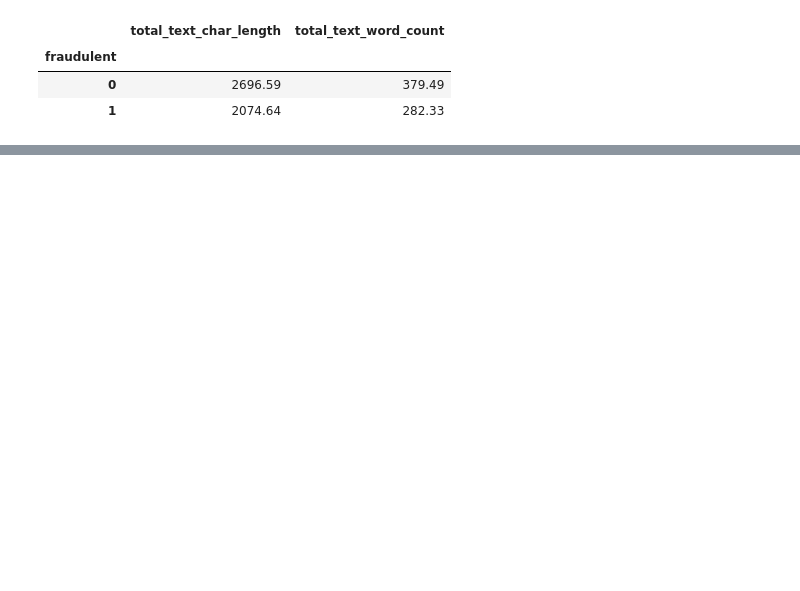
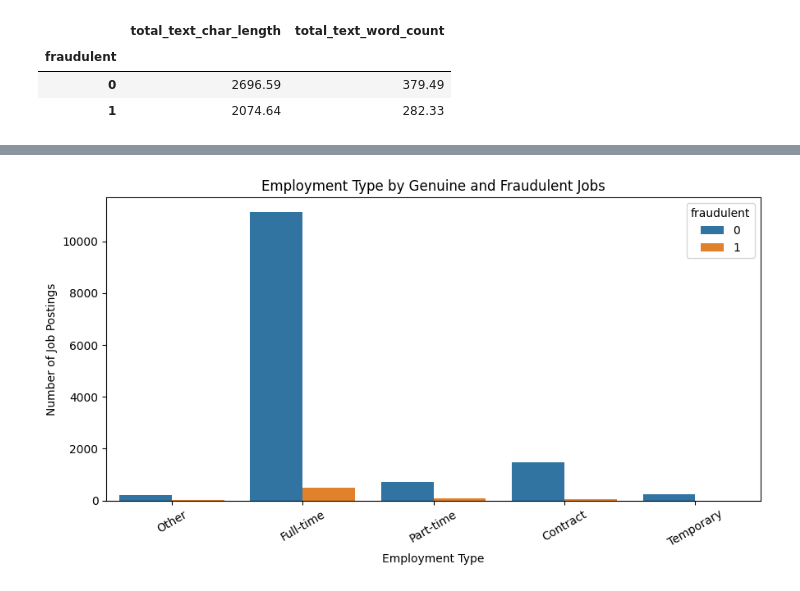
Before and after one commit to 1415-kunal/Fake_Job_Posting_Detection_System, a Jupyter notebook: Notebooks/01_dataset_inspection.ipynb, the cells around one changed output, grey strips where cells are left out. Cells and saved outputs as stored; diff of their text form; code cells hidden in the pictures; blank space fills up the shorter version.

```diff
--- a/Notebooks/01_dataset_inspection.ipynb
+++ b/Notebooks/01_dataset_inspection.ipynb
@@ -461,0 +528,17 @@ df.groupby("fraudulent")[
+# %%
+plt.figure(figsize=(9, 5))
+
+sns.countplot(
+    data=df,
+    x="employment_type",
+    hue="fraudulent"
+)
+
+plt.title("Employment Type by Genuine and Fraudulent Jobs")
+plt.xlabel("Employment Type")
+plt.ylabel("Number of Job Postings")
+plt.xticks(rotation=30)
+plt.tight_layout()
+plt.show()
+# %% [output]
+[figure, added]
```
Also changed, not shown: parts of 33 cells of this notebook.
